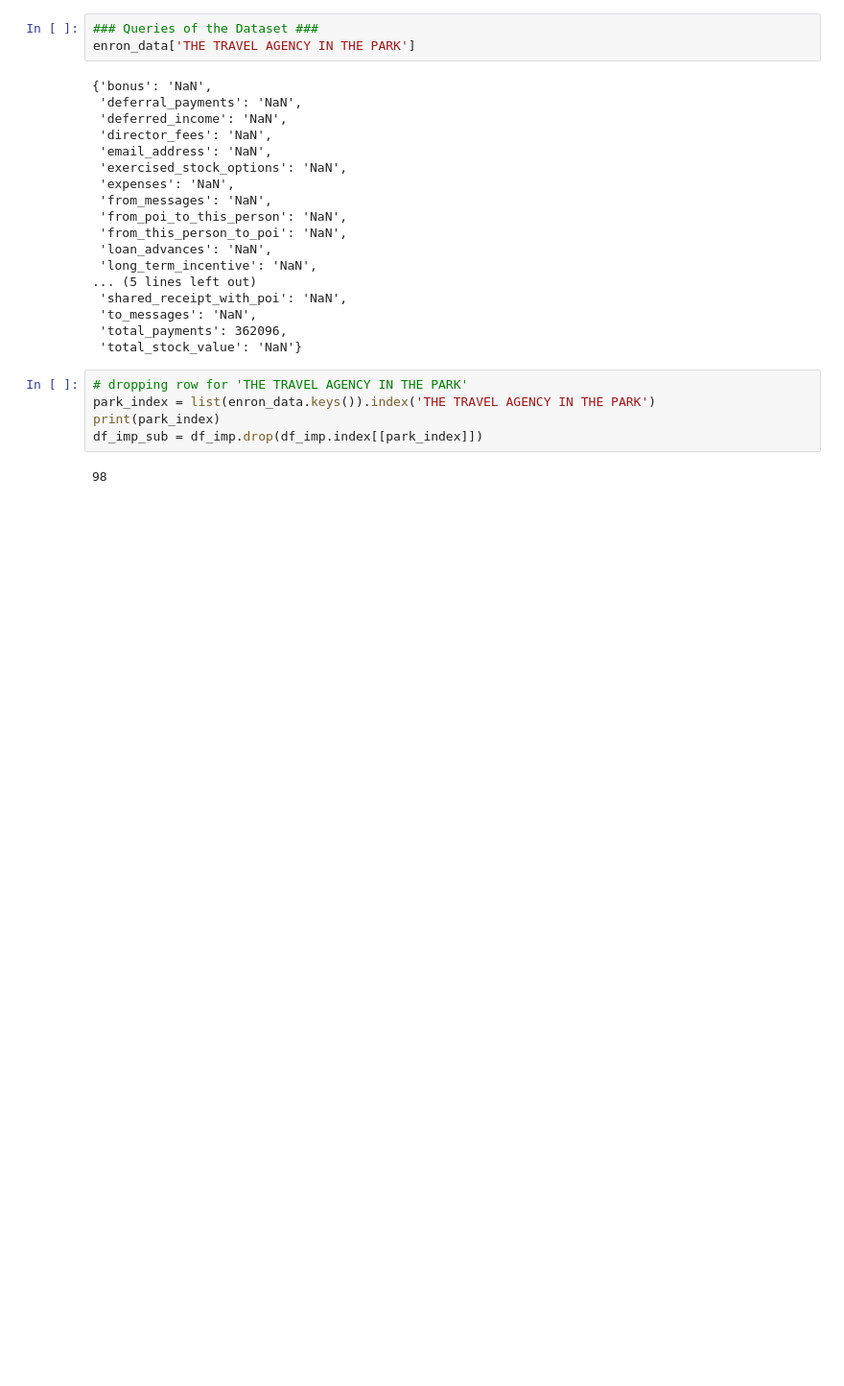
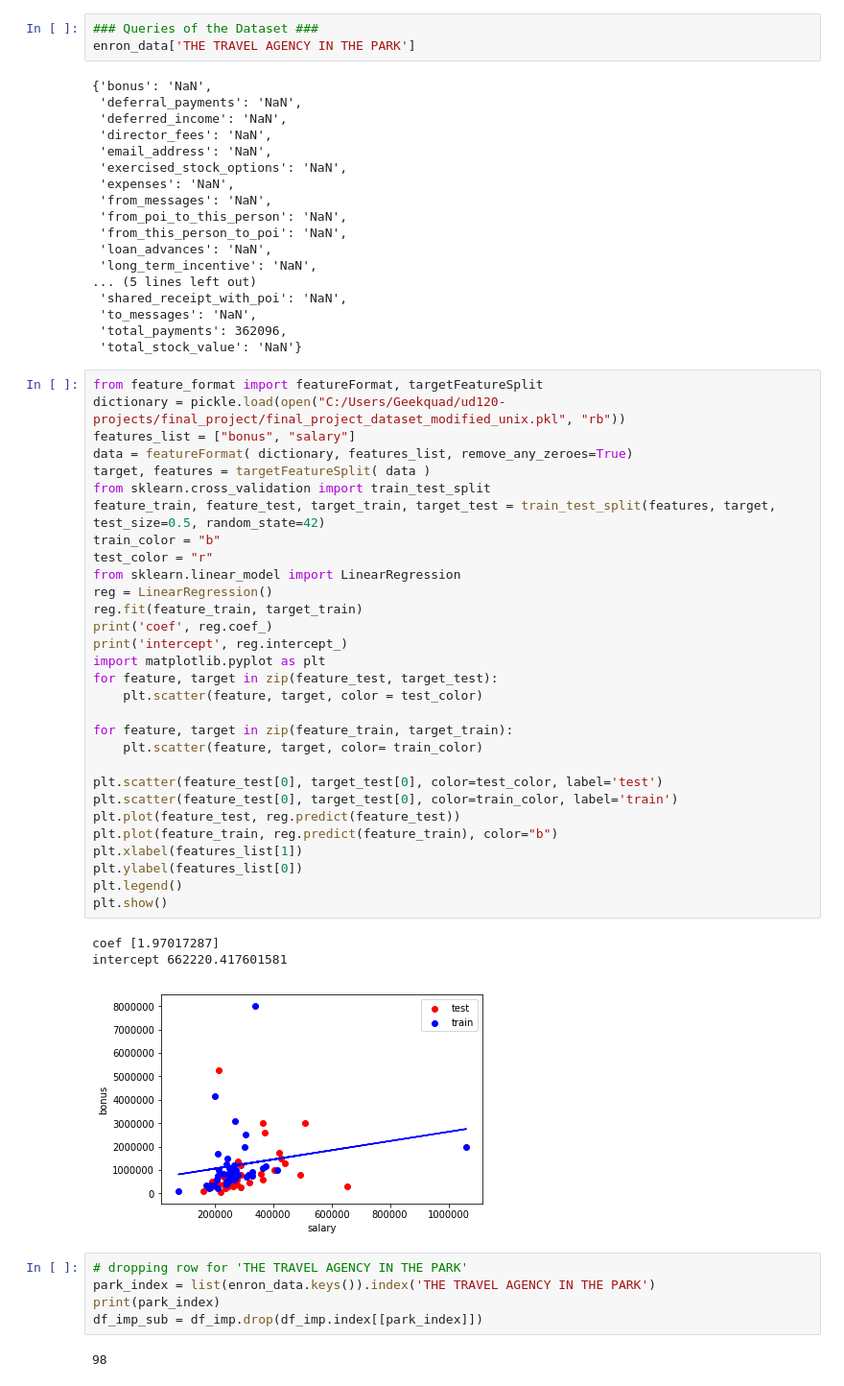
Before and after one commit to geekquad/Fraud-Detection, a Jupyter notebook: Fraud Detection from ENRON dataset.ipynb, the cells around one changed output. Shown at 96% size. Cells and saved outputs as stored; diff of their text form; blank space fills up the shorter version.

```diff
--- a/Fraud Detection from ENRON dataset.ipynb
+++ b/Fraud Detection from ENRON dataset.ipynb
@@ -301,6 +296,40 @@ enron_data['THE TRAVEL AGENCY IN THE PARK']
  'to_messages': 'NaN',
  'total_payments': 362096,
  'total_stock_value': 'NaN'}
+# %%
+from feature_format import featureFormat, targetFeatureSplit
+dictionary = pickle.load(open("C:/Users/Geekquad/ud120-projects/final_project/final_project_dataset_modified_unix.pkl", "rb"))
+features_list = ["bonus", "salary"]
+data = featureFormat( dictionary, features_list, remove_any_zeroes=True)
+target, features = targetFeatureSplit( data )
+from sklearn.cross_validation import train_test_split
+feature_train, feature_test, target_train, target_test = train_test_split(features, target, test_size=0.5, random_state=42)
+train_color = "b"
+test_color = "r"
+from sklearn.linear_model import LinearRegression
+reg = LinearRegression()
+reg.fit(feature_train, target_train)
+print('coef', reg.coef_)
+print('intercept', reg.intercept_)
+import matplotlib.pyplot as plt
+for feature, target in zip(feature_test, target_test):
+    plt.scatter(feature, target, color = test_color)
+
+for feature, target in zip(feature_train, target_train):
+    plt.scatter(feature, target, color= train_color)
+
+plt.scatter(feature_test[0], target_test[0], color=test_color, label='test')
+plt.scatter(feature_test[0], target_test[0], color=train_color, label='train')
+plt.plot(feature_test, reg.predict(feature_test))
+plt.plot(feature_train, reg.predict(feature_train), color="b")
+plt.xlabel(features_list[1])
+plt.ylabel(features_list[0])
+plt.legend()
+plt.show()
+# %% [output]
+coef [1.97017287]
+intercept 662220.417601581
+[figure, added]
 # %%
 # dropping row for 'THE TRAVEL AGENCY IN THE PARK'
 park_index = list(enron_data.keys()).index('THE TRAVEL AGENCY IN THE PARK')
```
Also changed, not shown: parts of 7 cells of this notebook.
